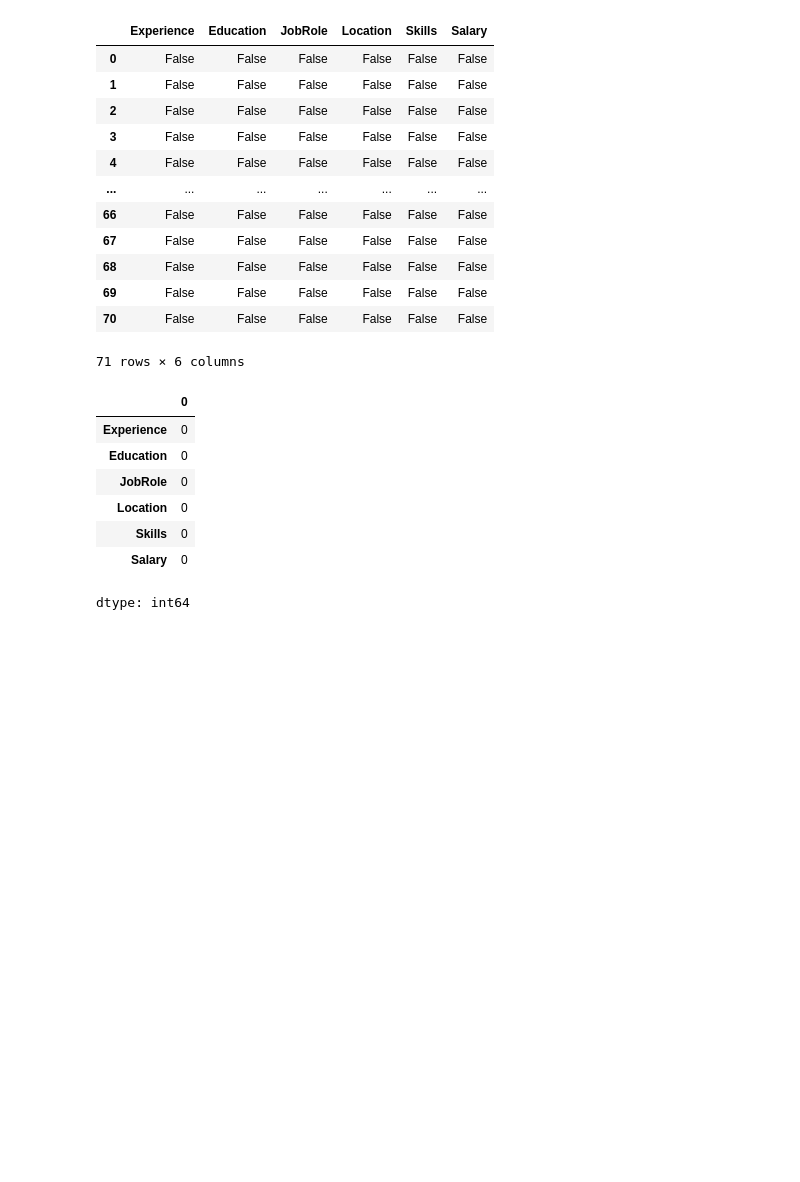
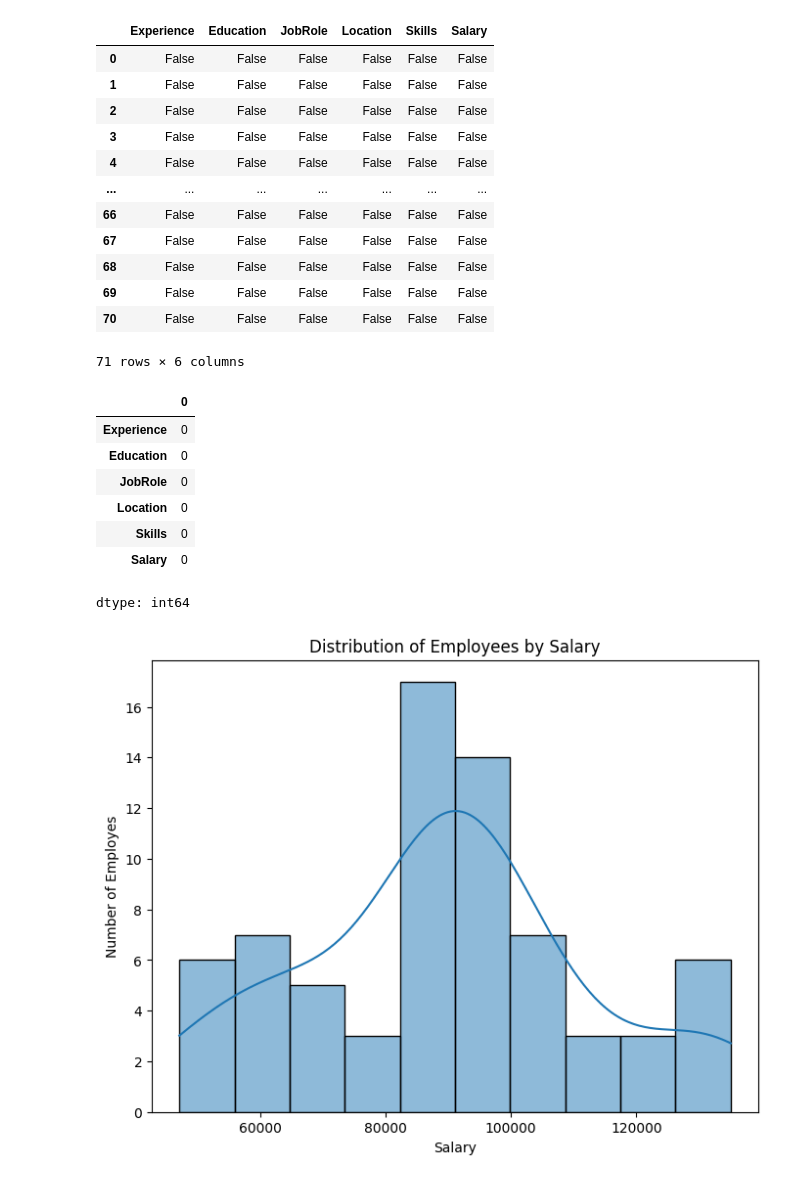
Before and after one commit to DeepuKun/Machine-Learning-Practice, a Jupyter notebook: EDAMat.ipynb, the cells around one changed output. Drawn from its saved outputs; the diff is of its cells as text; code cells hidden in the pictures; blank space fills up the shorter version.

```diff
--- a/EDAMat.ipynb
+++ b/EDAMat.ipynb
@@ -90,0 +94,9 @@ dtype: int64
+# %%
+plt.figure(figsize=(8,6))
+sns.histplot(data['Salary'], bins = 10, kde= True)
+plt.title('Distribution of Employees by Salary')
+plt.xlabel('Salary')
+plt.ylabel('Number of Employes')
+plt.show()
+# %% [output]
+[figure, added]
```
Also changed, not shown: parts of 1 cell of this notebook.
